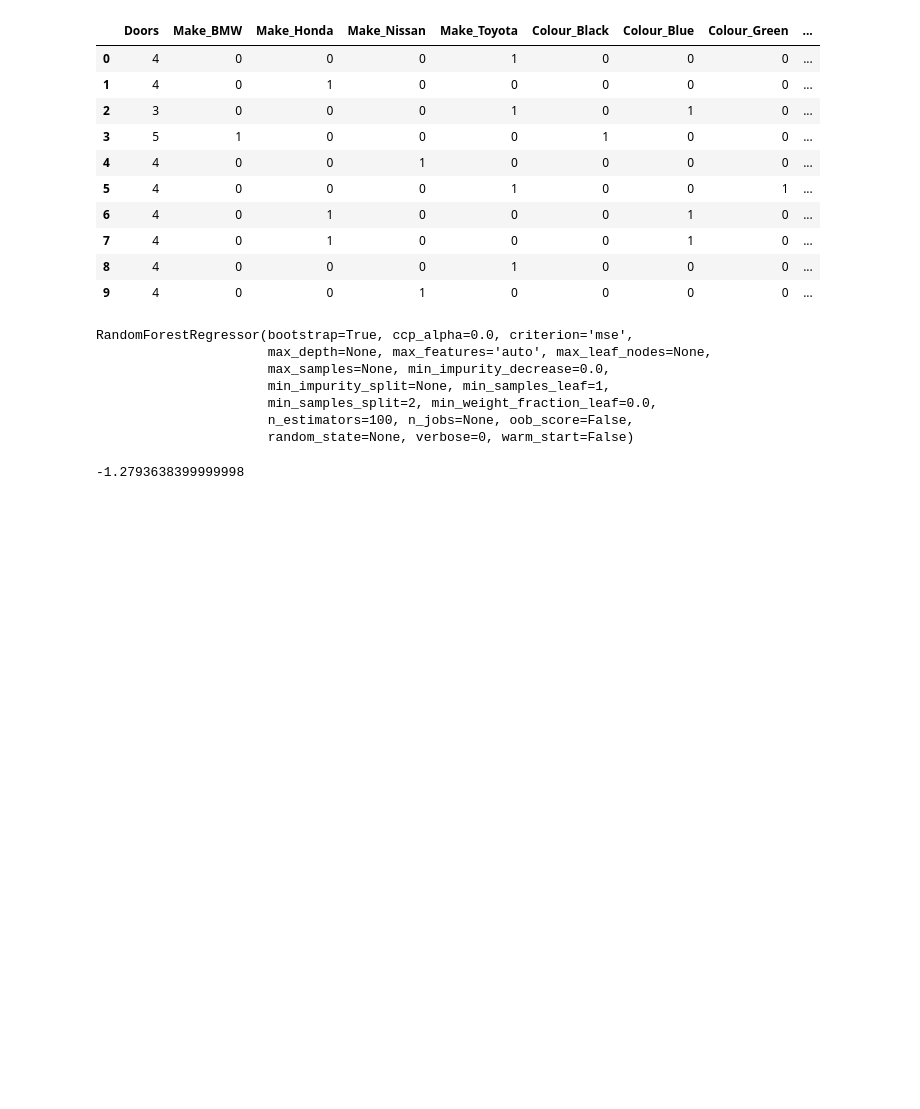
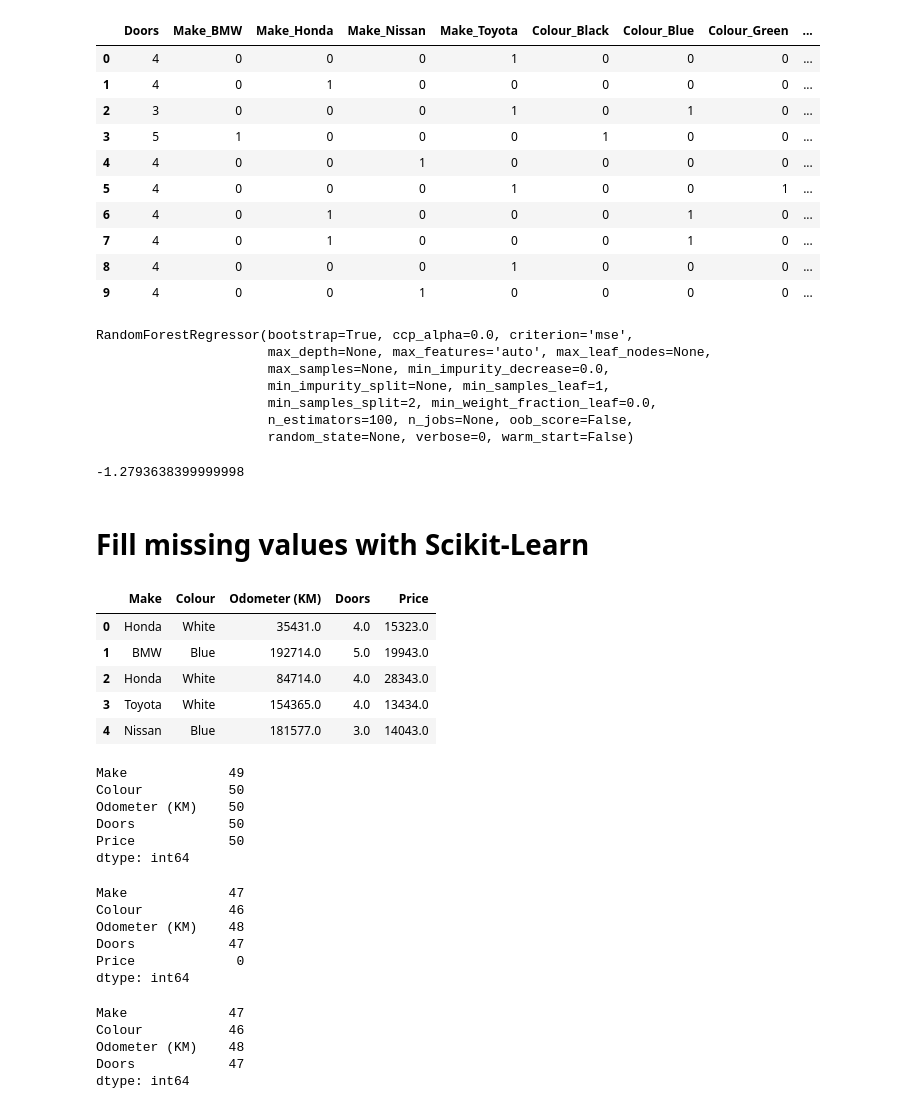
Before and after one commit to faridhuseynov/Udemy_ZTM, a Jupyter notebook: Scikit-learn/Untitled.ipynb, the cells around one changed output. Drawn from its saved outputs; the diff is of its cells as text; code cells hidden in the pictures; blank space fills up the shorter version.

```diff
--- a/Scikit-learn/Untitled.ipynb
+++ b/Scikit-learn/Untitled.ipynb
@@ -112,3 +112,50 @@ RandomForestRegressor(bootstrap=True, ccp_alpha=0.0, criterion='mse',
 model.score(X_test, y_test)
 # %% [output]
 -1.2793638399999998
+# %% [markdown]
+# Fill missing values with Scikit-Learn
+# %%
+car_sales_missing = pd.read_csv('car-sales-extended-missing-data.csv')
+car_sales_missing.head()
+# %% [output]
+|  | Make | Colour | Odometer (KM) | Doors | Price |
+| 0 | Honda | White | 35431.0 | 4.0 | 15323.0 |
+| 1 | BMW | Blue | 192714.0 | 5.0 | 19943.0 |
+| 2 | Honda | White | 84714.0 | 4.0 | 28343.0 |
+| 3 | Toyota | White | 154365.0 | 4.0 | 13434.0 |
+| 4 | Nissan | Blue | 181577.0 | 3.0 | 14043.0 |
+# %%
+car_sales_missing.isna().sum()
+# %% [output]
+Make             49
+Colour           50
+Odometer (KM)    50
+Doors            50
+Price            50
+dtype: int64
+# %%
+# Drop the rows with no price values
+car_sales_missing.dropna(subset=['Price'], inplace=True)
+car_sales_missing.isna().sum()
+# %% [output]
+Make             47
+Colour           46
+Odometer (KM)    48
+Doors            47
+Price             0
+dtype: int64
+# %%
+# Split into X & y
+X = car_sales_missing.drop('Price',axis=1)
+y = car_sales_missing['Price']
+
+# Split data into train and test
+np.random.seed(42)
+X_train, X_test, y_train, y_test = train_test_split(X,y,test_size = 0.2)
+X.isna().sum()
+# %% [output]
+Make             47
+Colour           46
+Odometer (KM)    48
+Doors            47
+dtype: int64
```
Also changed, not shown: parts of 14 cells of this notebook, 1 other file.
